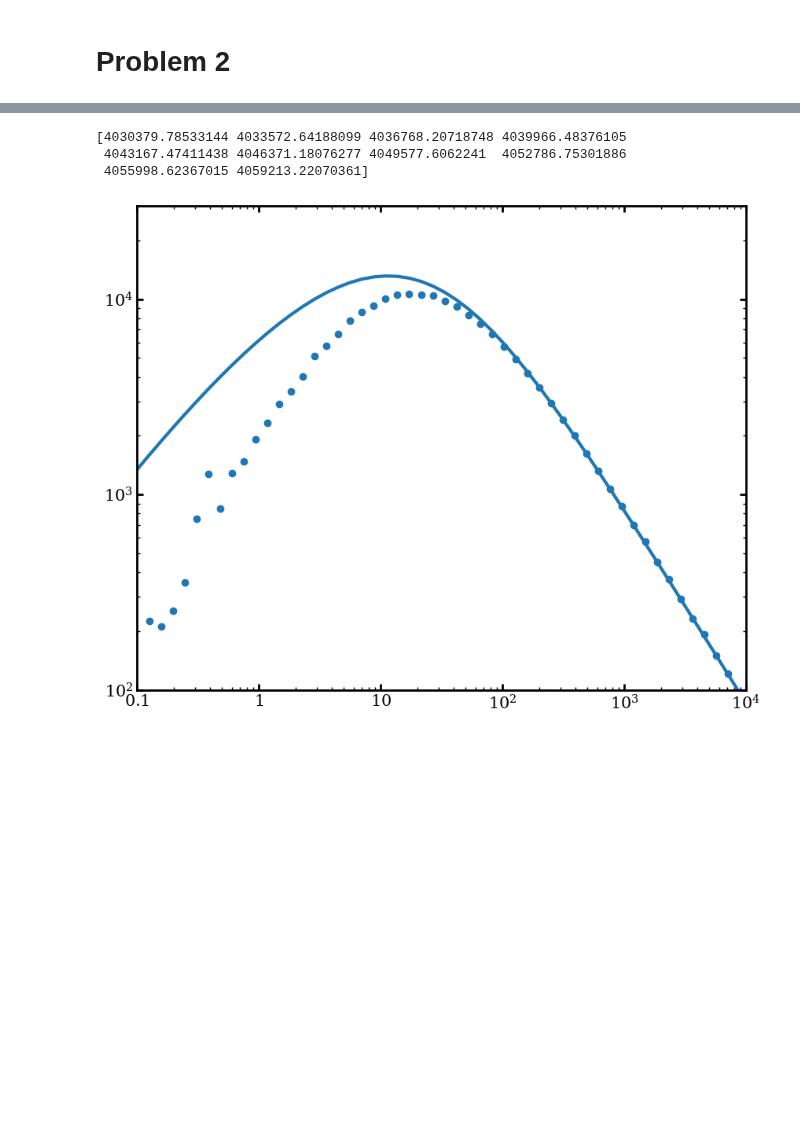
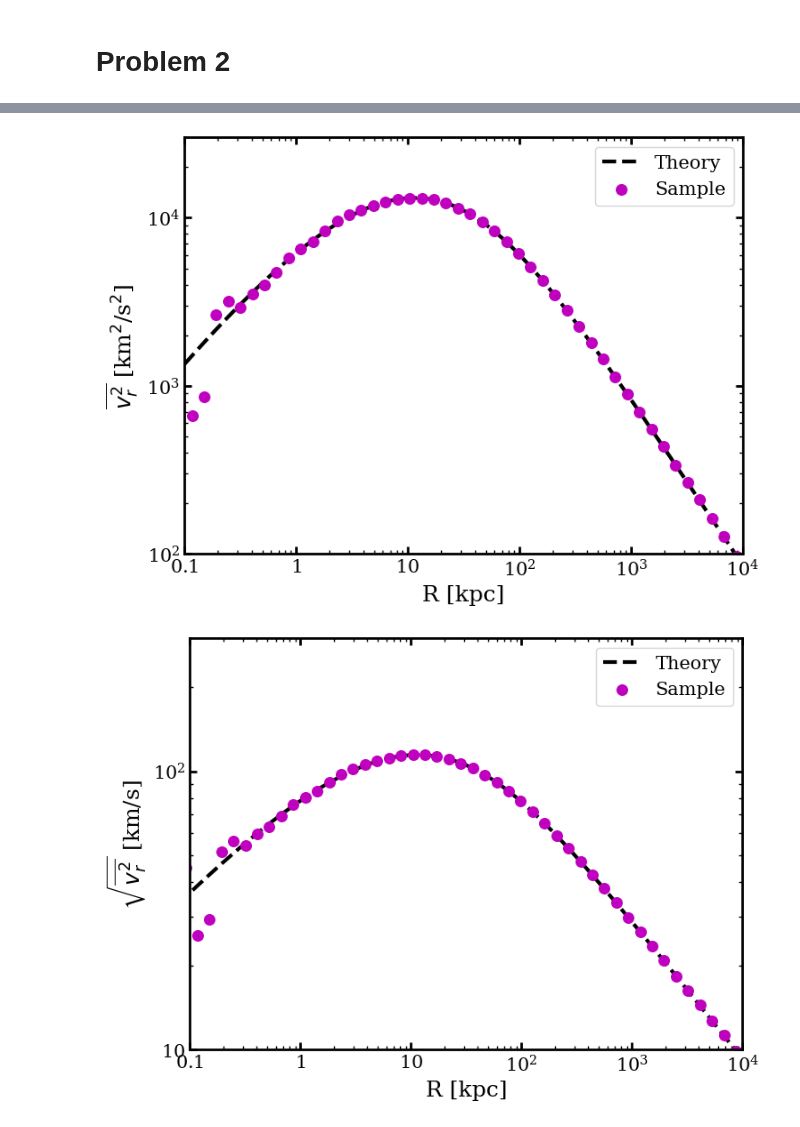
Before and after one commit to ochase10/compute-class, a Jupyter notebook: hw1/hw1.ipynb, the cells around one changed output, grey strips where cells are left out. Drawn from its saved outputs; the diff is of its cells as text; code cells hidden in the pictures; blank space fills up the shorter version.

```diff
--- a/hw1/hw1.ipynb
+++ b/hw1/hw1.ipynb
@@ -287,11 +335,16 @@ KeyboardInterrupt:
 # %%
+'''
+This cell simply creates the plot for run time versus number of bins
+for the various methods.
+'''
+
 pl.figure(figsize=(8,6))
 cols = ["C0", "C0", "C1", "C2", "C2", "C3"]
 lss = [None, '--', None, None, '--', None]
 labs = ["rectangle", "rectangle numpy", "rectangle center", "trapezoid",
         "trapezoid numpy", "simpson's"]
 for i in range(len(calls)):
-    pl.plot(N,times[:,i,0], c=cols[i], ls=lss[i], label=labs[i])
+    pl.plot(Ns,times[:,i,0], c=cols[i], ls=lss[i], label=labs[i])
 
 pl.xscale('log')
 pl.yscale('log')
@@ -304,12 +361,11 @@ pl.show()
 # %% [markdown]
 # Problem 2
 # %%
+#initializing my random number generator
 rng = np.random.default_rng(31415)
 
+#defining all the relevant constants of the problem
 m_total = 1e12 # solar masses
 a = 35. # kpc
-N = 1e6 # number of particles
+N = 1e7 # number of particles
 G = 4.30092e-6 # kpc km2 / M_sol / s2
-# %%
-fE_int_tab = np.zeros((2,1e5))
-fE_int_tab[0,:] = np.logspace(-3,-phi())
@@ -369,7 +534 @@ def v2_mean(r, a=a, M=m_total):
-# %%
-fE_int_tab = np.zeros((2,int(1e5)))
-fE_int_tab[0,:] = -np.logspace(-3,np.log10(G*m_total/a-1), int(1e5))
-fEs = f_E(fE_int_tab[0,:])
-for i in range(1,len(fE_int_tab[0])):
-    fE_int_tab[1,i] = fE_int_tab[1,i-1] + sci_simp(fEs[i-1:i+1], -fE_int_tab[0,i-1:i+1])
 # %%
@@ -432,19 +600,35 @@ pl.show()
-# %%
-print(fE_int_tab[1,-5000:-4990])
-# %% [output]
-[4030379.78533144 4033572.64188099 4036768.20718748 4039966.48376105
- 4043167.47411438 4046371.18076277 4049577.6062241  4052786.75301886
- 4055998.62367015 4059213.22070361]
 # %%
+'''
+In this cell, I plot the radial velocity distribution to compare
+with the theoretical result.
+'''
+
+pl.figure(figsize=(8,6))
 vs = v2_mean(bin_mid)
 
-pl.plot(bin_mid, np.abs(vs))
-pl.scatter(bin_mid, 1.5*vr_binned)
+pl.plot(bin_mid, np.abs(vs), ls="--",c='k', label="Theory", zorder=1)
+pl.scatter(bin_mid, vr_binned, c='m', s=70, zorder=2, label="Sample")
 pl.xlim(0.1,1e4)
 pl.ylim(1e2, 3e4)
 pl.xscale('log')
 pl.yscale('log')
+pl.ylabel(r"$\overline{v^2_r}$ [km$^2$/s$^2$]")
+pl.xlabel("R [kpc]")
+pl.legend()
 pl.show()
+
+pl.figure(figsize=(8,6))
+pl.plot(bin_mid, np.sqrt(np.abs(vs)), ls="--",c='k', label="Theory", zorder=1)
+pl.scatter(bin_mid, np.sqrt(vr_binned), c='m', s=70, zorder=2, label="Sample")
+pl.xlim(0.1,1e4)
+pl.ylim(1e1, 3e2)
+pl.xscale('log')
+pl.yscale('log')
+pl.ylabel(r"$\sqrt{\overline{v^2_r}}$ [km/s]")
+pl.xlabel("R [kpc]")
+pl.legend()
+pl.show()
 # %% [output]
-[figure, old version]
+[figure, new version]
+[figure, added]
 # %%
```
Also changed, not shown: parts of 21 cells of this notebook.
